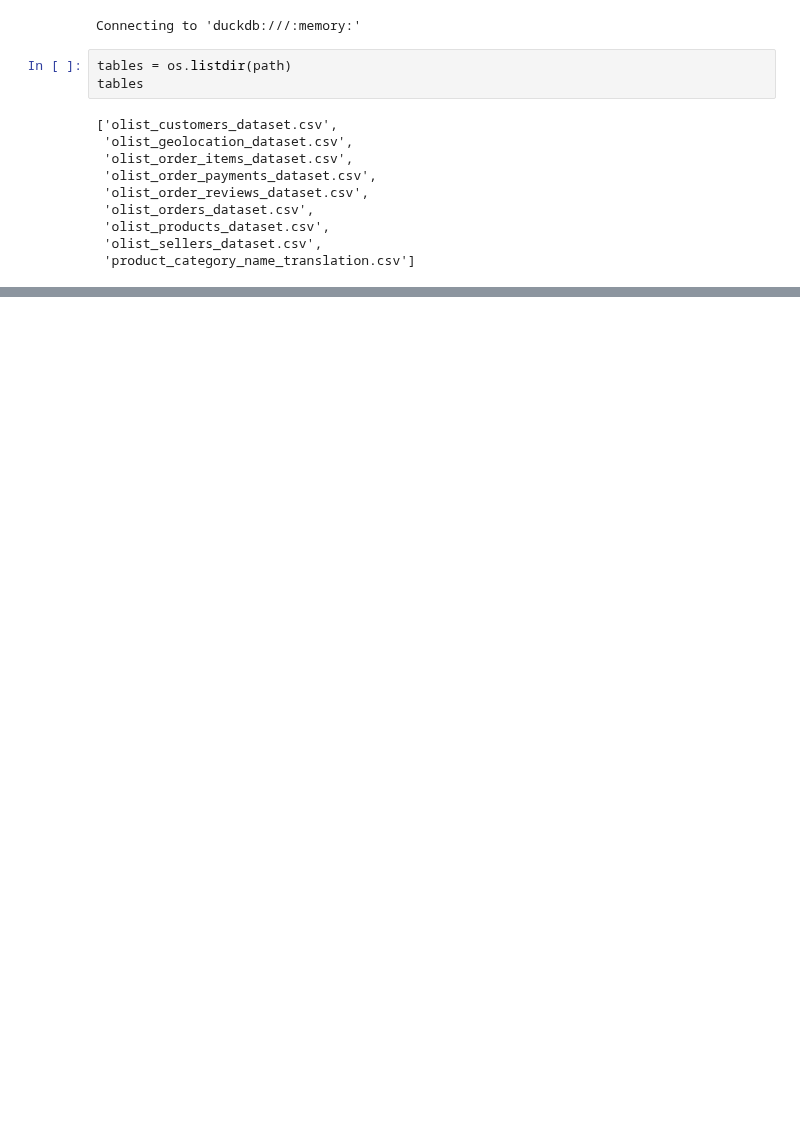
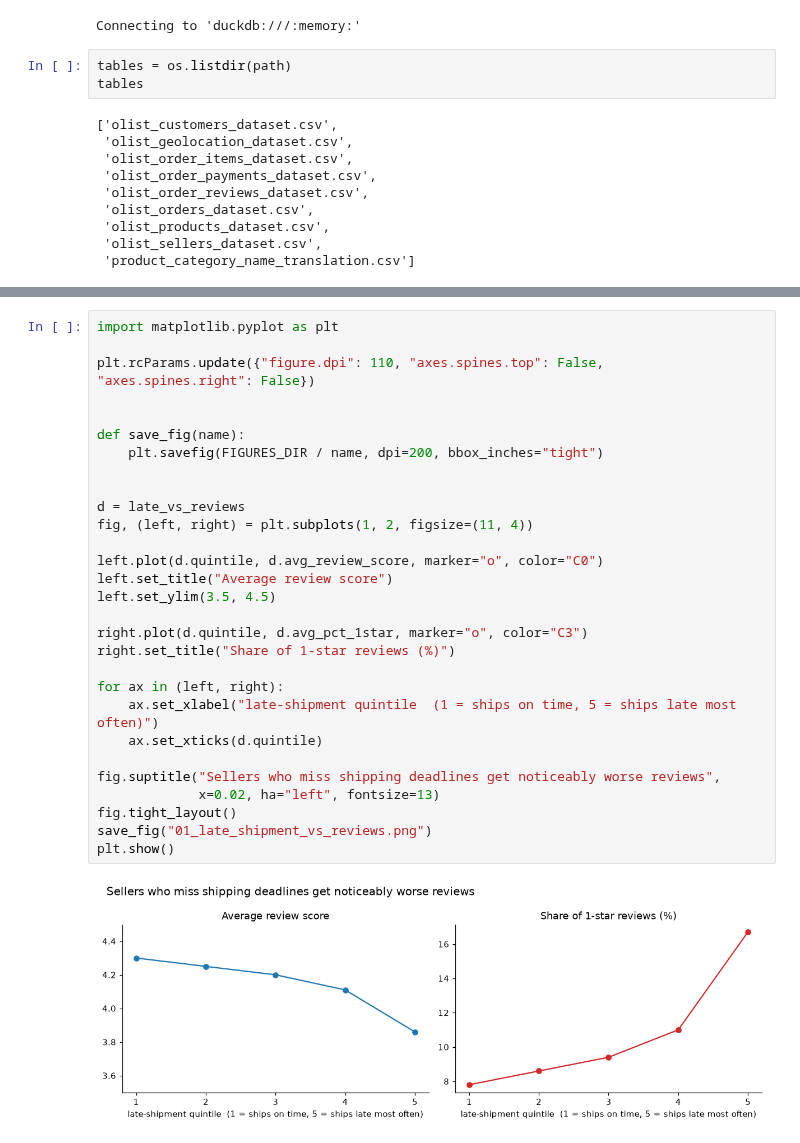
Before and after one commit to doniyor117/olist-marketplace-analysis, a Jupyter notebook: 02-seller-quality/analysis-sql.ipynb, the cells around one changed output, grey strips where cells are left out. Drawn from its saved outputs; the diff is of its cells as text; blank space fills up the shorter version.

```diff
--- a/02-seller-quality/analysis-sql.ipynb
+++ b/02-seller-quality/analysis-sql.ipynb
@@ -104,0 +327,31 @@ Running query in 'duckdb:///:memory:'
+# %%
+import matplotlib.pyplot as plt
+
+plt.rcParams.update({"figure.dpi": 110, "axes.spines.top": False, "axes.spines.right": False})
+
+
+def save_fig(name):
+    plt.savefig(FIGURES_DIR / name, dpi=200, bbox_inches="tight")
+
+
+d = late_vs_reviews
+fig, (left, right) = plt.subplots(1, 2, figsize=(11, 4))
+
+left.plot(d.quintile, d.avg_review_score, marker="o", color="C0")
+left.set_title("Average review score")
+left.set_ylim(3.5, 4.5)
+
+right.plot(d.quintile, d.avg_pct_1star, marker="o", color="C3")
+right.set_title("Share of 1-star reviews (%)")
+
+for ax in (left, right):
+    ax.set_xlabel("late-shipment quintile  (1 = ships on time, 5 = ships late most often)")
+    ax.set_xticks(d.quintile)
+
+fig.suptitle("Sellers who miss shipping deadlines get noticeably worse reviews",
+             x=0.02, ha="left", fontsize=13)
+fig.tight_layout()
+save_fig("01_late_shipment_vs_reviews.png")
+plt.show()
+# %% [output]
+[figure, added]
```
Also changed, not shown: parts of 32 cells of this notebook, 6 other files.
